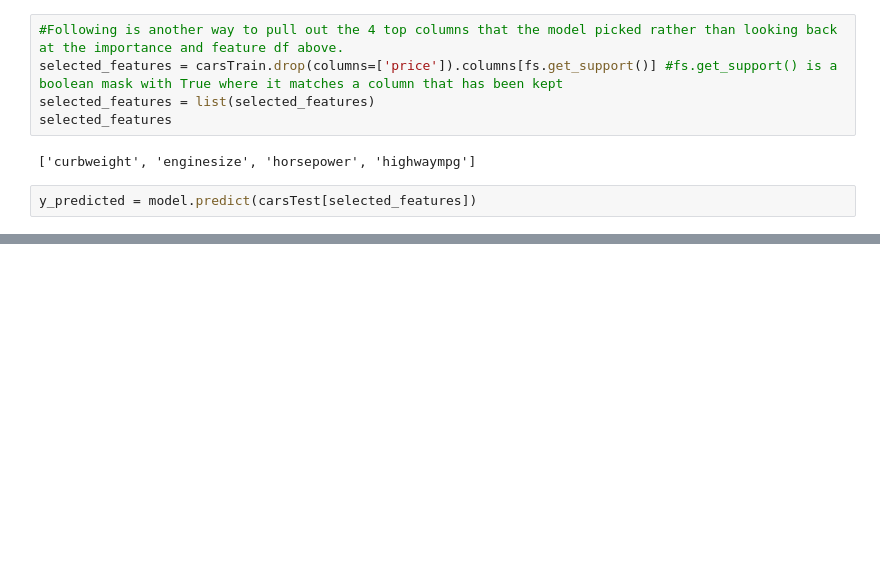
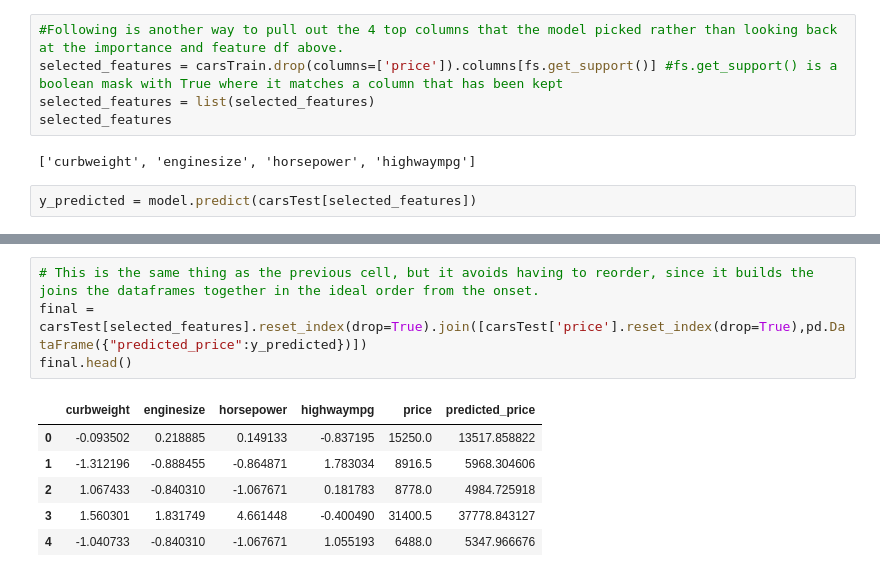
Before and after one commit to ncrowder/python, a Jupyter notebook: murach_data_analysis/class_demos/multiple_regression.ipynb, the cells around one changed output, grey strips where cells are left out. Cells and saved outputs as stored; diff of their text form; blank space fills up the shorter version.

```diff
--- a/murach_data_analysis/class_demos/multiple_regression.ipynb
+++ b/murach_data_analysis/class_demos/multiple_regression.ipynb
@@ -730,0 +744,11 @@ y_predicted = model.predict(carsTest[selected_features])
+# %%
+# This is the same thing as the previous cell, but it avoids having to reorder, since it builds the joins the dataframes together in the ideal order from the onset.
+final = carsTest[selected_features].reset_index(drop=True).join([carsTest['price'].reset_index(drop=True),pd.DataFrame({"predicted_price":y_predicted})])
+final.head()
+# %% [output]
+|  | curbweight | enginesize | horsepower | highwaympg | price | predicted_price |
+| 0 | -0.093502 | 0.218885 | 0.149133 | -0.837195 | 15250.0 | 13517.858822 |
+| 1 | -1.312196 | -0.888455 | -0.864871 | 1.783034 | 8916.5 | 5968.304606 |
+| 2 | 1.067433 | -0.840310 | -1.067671 | 0.181783 | 8778.0 | 4984.725918 |
+| 3 | 1.560301 | 1.831749 | 4.661448 | -0.400490 | 31400.5 | 37778.843127 |
+| 4 | -1.040733 | -0.840310 | -1.067671 | 1.055193 | 6488.0 | 5347.966676 |
```
Also changed, not shown: parts of 1 cell of this notebook.
